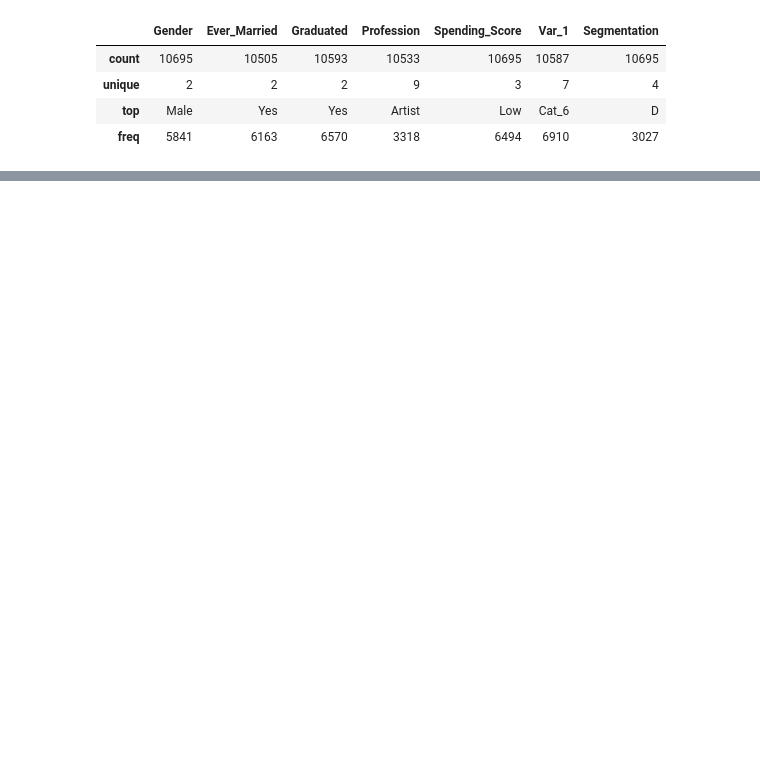
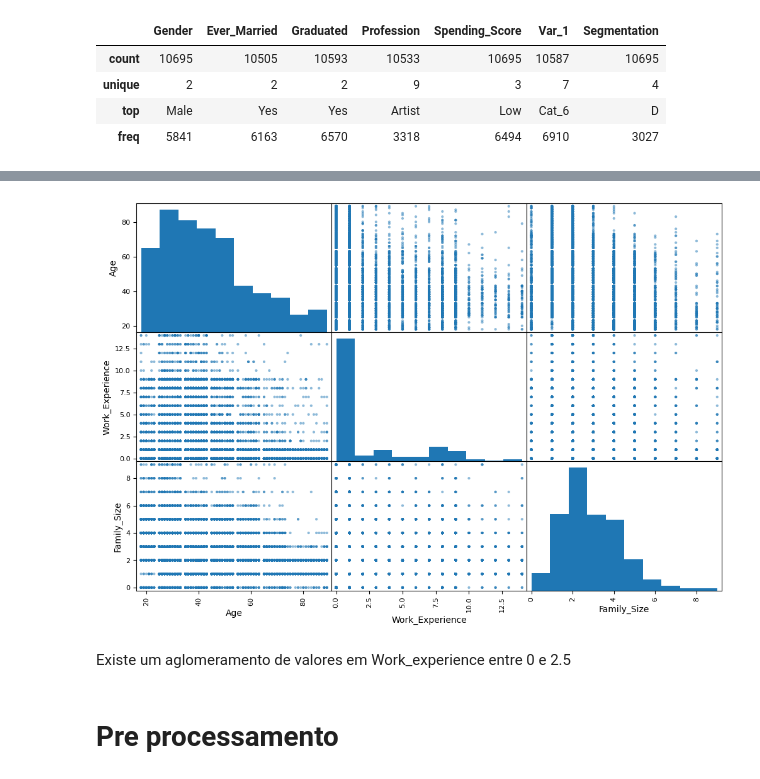
Before and after one commit to MtHenriqueF/Customer-segmentation-clustering, a Jupyter notebook: clustering.ipynb, the cells around one changed output, grey strips where cells are left out. Drawn from its saved outputs; the diff is of its cells as text; code cells hidden in the pictures; blank space fills up the shorter version.

```diff
--- a/clustering.ipynb
+++ b/clustering.ipynb
@@ -171,0 +172,12 @@ dtype: int64
+# %%
+from pandas.plotting import scatter_matrix
+from matplotlib import pyplot as plt
+atributes = ['Age', 'Work_Experience', 'Family_Size']
+scatter_matrix(df[atributes], figsize=(12, 8))
+plt.show()
+# %% [output]
+[figure, added]
+# %% [markdown]
+Existe um aglomeramento de valores em Work_experience entre 0 e 2.5
+# %% [markdown]
+# Pre processamento
```
Also changed, not shown: parts of 14 cells of this notebook.
